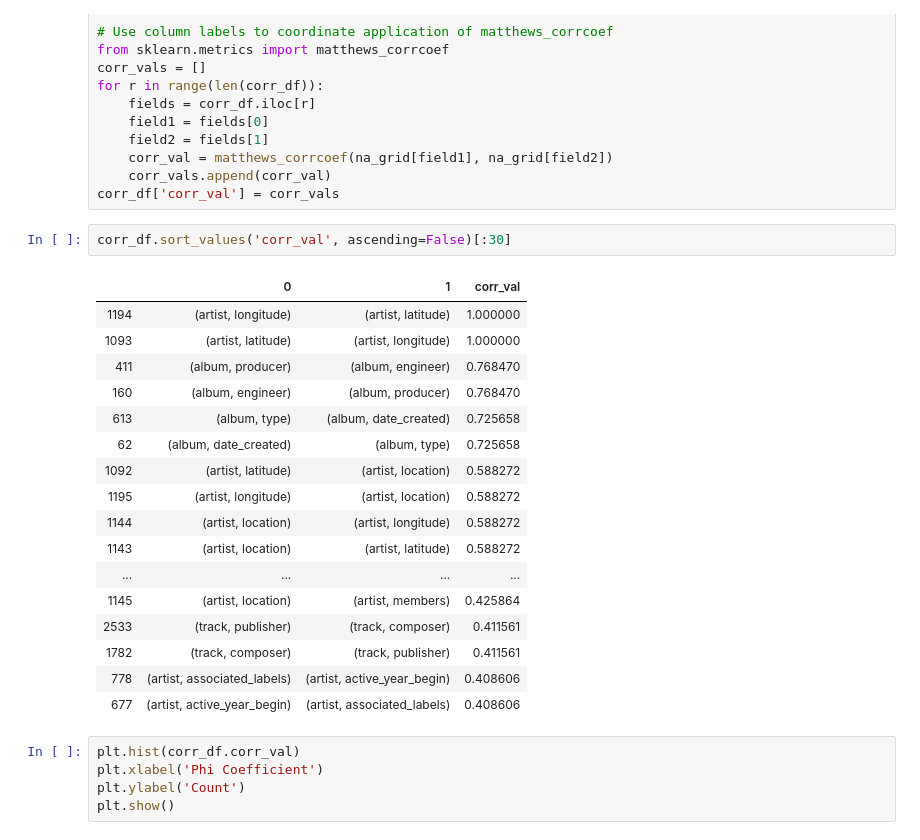
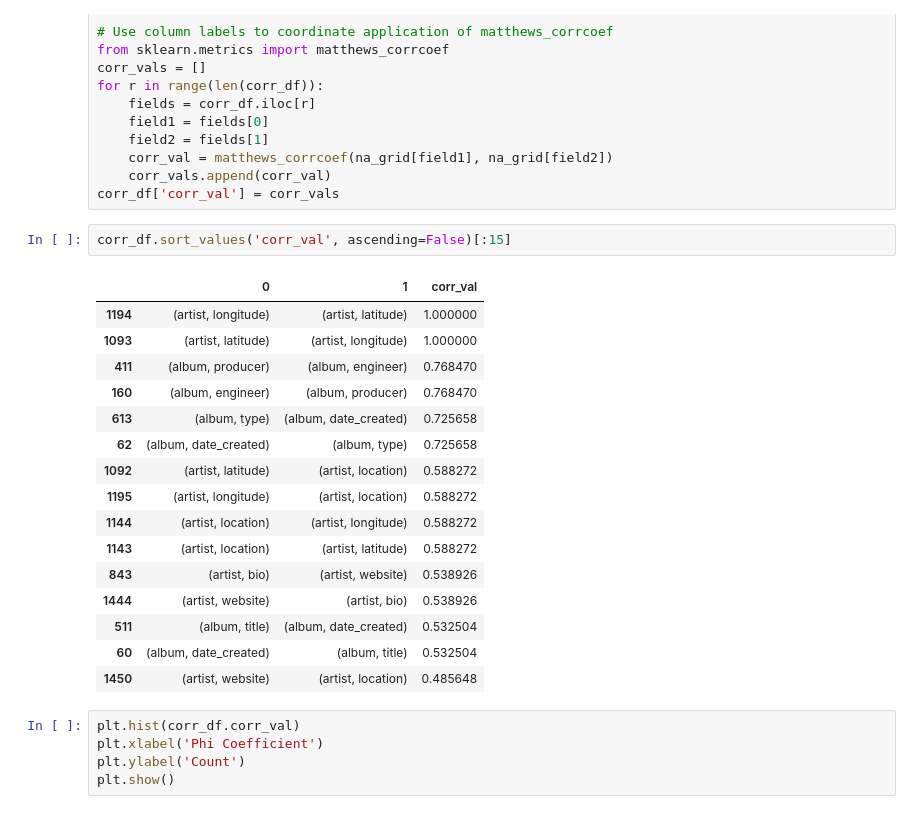
Before and after one commit to ryanmswan/springboard, a Jupyter notebook: capstone_eda/swan_capstone_analysis_updated.ipynb, the cells around one changed output. Cells and saved outputs as stored; diff of their text form.

```diff
--- a/capstone_eda/swan_capstone_analysis_updated.ipynb
+++ b/capstone_eda/swan_capstone_analysis_updated.ipynb
@@ -93,25 +93,24 @@ for r in range(len(corr_df)):
     corr_vals.append(corr_val)
 corr_df['corr_val'] = corr_vals
 # %%
-corr_df.sort_values('corr_val', ascending=False)[:30]
+corr_df.sort_values('corr_val', ascending=False)[:15]
 # %% [output]
 |  | 0 | 1 | corr_val |
 | 1194 | (artist, longitude) | (artist, latitude) | 1.000000 |
 | 1093 | (artist, latitude) | (artist, longitude) | 1.000000 |
 | 411 | (album, producer) | (album, engineer) | 0.768470 |
 | 160 | (album, engineer) | (album, producer) | 0.768470 |
 | 613 | (album, type) | (album, date_created) | 0.725658 |
 | 62 | (album, date_created) | (album, type) | 0.725658 |
 | 1092 | (artist, latitude) | (artist, location) | 0.588272 |
 | 1195 | (artist, longitude) | (artist, location) | 0.588272 |
 | 1144 | (artist, location) | (artist, longitude) | 0.588272 |
 | 1143 | (artist, location) | (artist, latitude) | 0.588272 |
-| ... | ... | ... | ... |
-| 1145 | (artist, location) | (artist, members) | 0.425864 |
-| 2533 | (track, publisher) | (track, composer) | 0.411561 |
-| 1782 | (track, composer) | (track, publisher) | 0.411561 |
-| 778 | (artist, associated_labels) | (artist, active_year_begin) | 0.408606 |
-| 677 | (artist, active_year_begin) | (artist, associated_labels) | 0.408606 |
+| 843 | (artist, bio) | (artist, website) | 0.538926 |
+| 1444 | (artist, website) | (artist, bio) | 0.538926 |
+| 511 | (album, title) | (album, date_created) | 0.532504 |
+| 60 | (album, date_created) | (album, title) | 0.532504 |
+| 1450 | (artist, website) | (artist, location) | 0.485648 |
 # %%
 plt.hist(corr_df.corr_val)
 plt.xlabel('Phi Coefficient')
```
Also changed, not shown: parts of 18 cells of this notebook.
